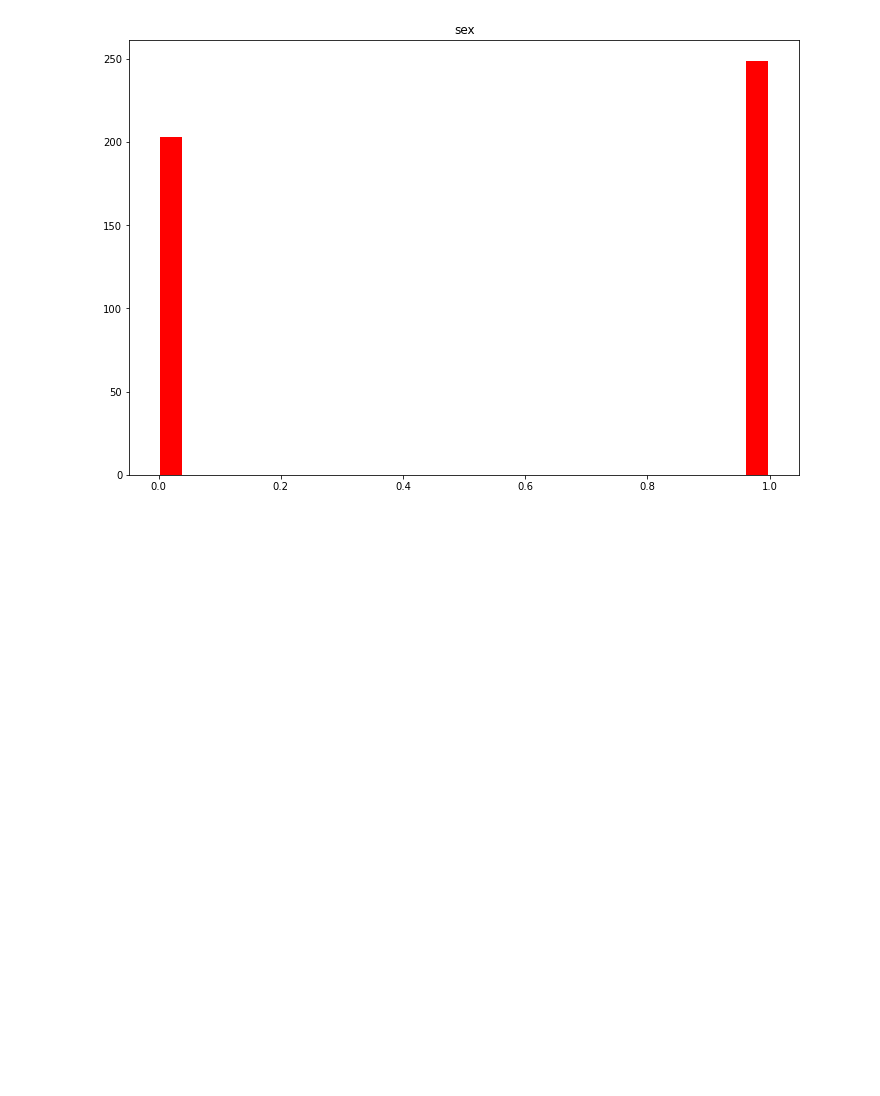
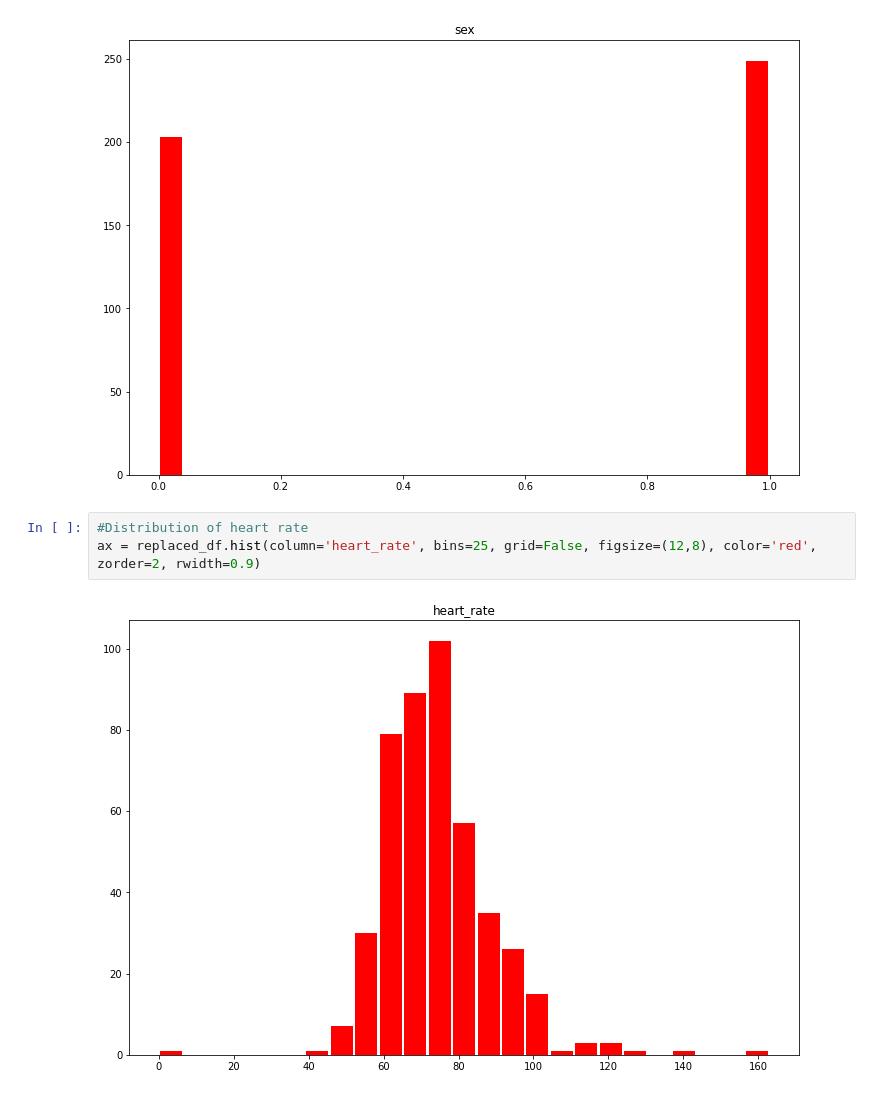
Before and after one commit to Almandiro/Rutgers_DS_Project_1, a Jupyter notebook: clean_heart_data_jg.ipynb, the cells around one changed output. Cells and saved outputs as stored; diff of their text form; blank space fills up the shorter version.

Commit message:
heart and diagnosis hist distribution

```diff
--- a/clean_heart_data_jg.ipynb
+++ b/clean_heart_data_jg.ipynb
@@ -150,3 +150,8 @@ ax = replaced_df.hist(column='weight', bins=25, grid=False, figsize=(12,8), colo
 ax = replaced_df.hist(column='sex', bins=25, grid=False, figsize=(12,8), color='red', zorder=2, rwidth=0.9)
 # %% [output]
 [figure]
+# %%
+#Distribution of heart rate
+ax = replaced_df.hist(column='heart_rate', bins=25, grid=False, figsize=(12,8), color='red', zorder=2, rwidth=0.9)
+# %% [output]
+[figure, added]
```
Also changed, not shown: parts of 1 cell of this notebook.
